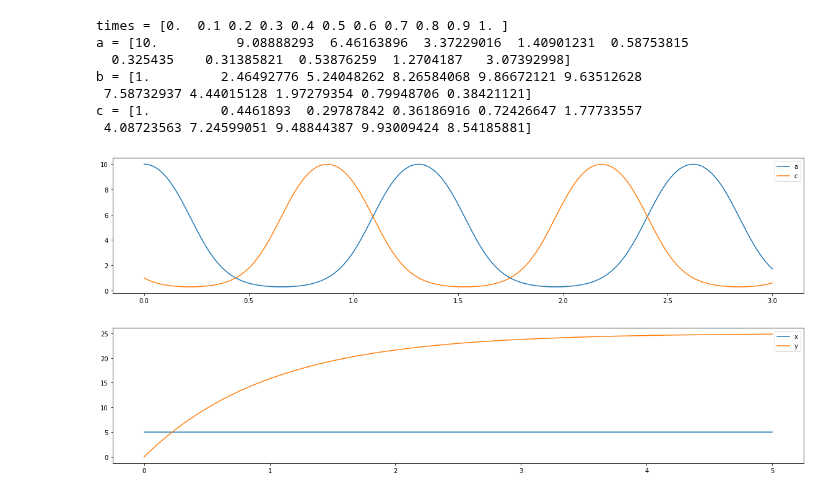
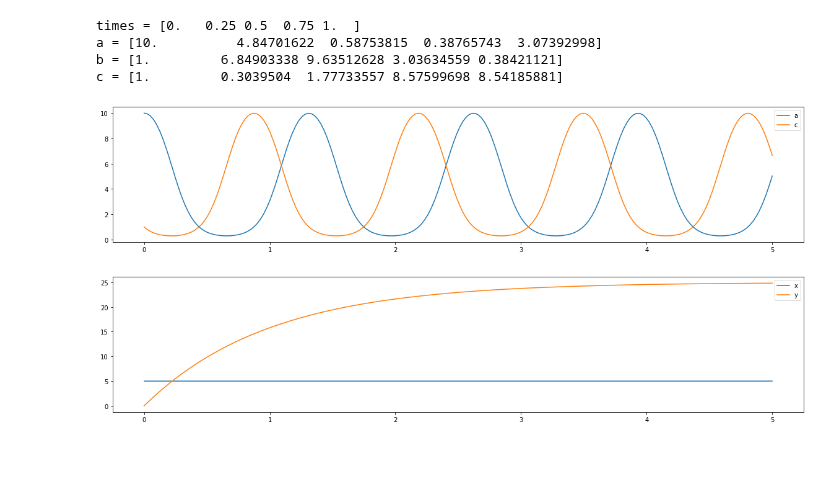
Before and after one commit to UC-Davis-molecular-computing/gpac, a Jupyter notebook: notebook.ipynb, the cells around one changed output. Cells and saved outputs as stored; diff of their text form; code cells hidden in the pictures; blank space fills up the shorter version.

```diff
--- a/notebook.ipynb
+++ b/notebook.ipynb
@@ -20,7 +20,7 @@ initial_values = {
     b: 1,
     c: 1,
 }
-times = np.linspace(0, 1, 11)
+times = np.linspace(0, 1, 5)
 
 solution = gpac.integrate_odes(odes, initial_values, times=times)
 print(f'times = {solution.t}')
@@ -28,38 +28,35 @@ print(f'a = {solution.y[0]}')
 print(f'b = {solution.y[1]}')
 print(f'c = {solution.y[2]}')
 # %% [output]
-times = [0.  0.1 0.2 0.3 0.4 0.5 0.6 0.7 0.8 0.9 1. ]
-a = [10.          9.08888293  6.46163896  3.37229016  1.40901231  0.58753815
-  0.325435    0.31385821  0.53876259  1.2704187   3.07392998]
-b = [1.         2.46492776 5.24048262 8.26584068 9.86672121 9.63512628
- 7.58732937 4.44015128 1.97279354 0.79948706 0.38421121]
-c = [1.         0.4461893  0.29787842 0.36186916 0.72426647 1.77733557
- 4.08723563 7.24599051 9.48844387 9.93009424 8.54185881]
+times = [0.   0.25 0.5  0.75 1.  ]
+a = [10.          4.84701622  0.58753815  0.38765743  3.07392998]
+b = [1.         6.84903338 9.63512628 3.03634559 0.38421121]
+c = [1.         0.3039504  1.77733557 8.57599698 8.54185881]
 # %%
 # plot solution to rock-paper-scissors (RPS) oscillator described by these chemical reactions:
 # A+B -> 2B
 # B+C -> 2C
 # C+A -> 2A
 
 from sympy import symbols
 from gpac import plot
 import numpy as np
 
 a,b,c = symbols('a b c')
 
 odes = {
     a: -a*b + c*a,
     b: -b*c + a*b,
     c: -c*a + b*c,
 }
 initial_values = {
     a: 10,
     b: 1,
     c: 1,
 }
-times = np.linspace(0, 3, 200)
+times = np.linspace(0, 5, 200)
 
 plot(odes, initial_values, times=times, figure_size=(20,4), symbols_to_plot=[a,c])
 # %% [output]
-[figure, old version]
+[figure, new version]
 # %%
```
Also changed, not shown: parts of 1 cell of this notebook, 1 other file.
